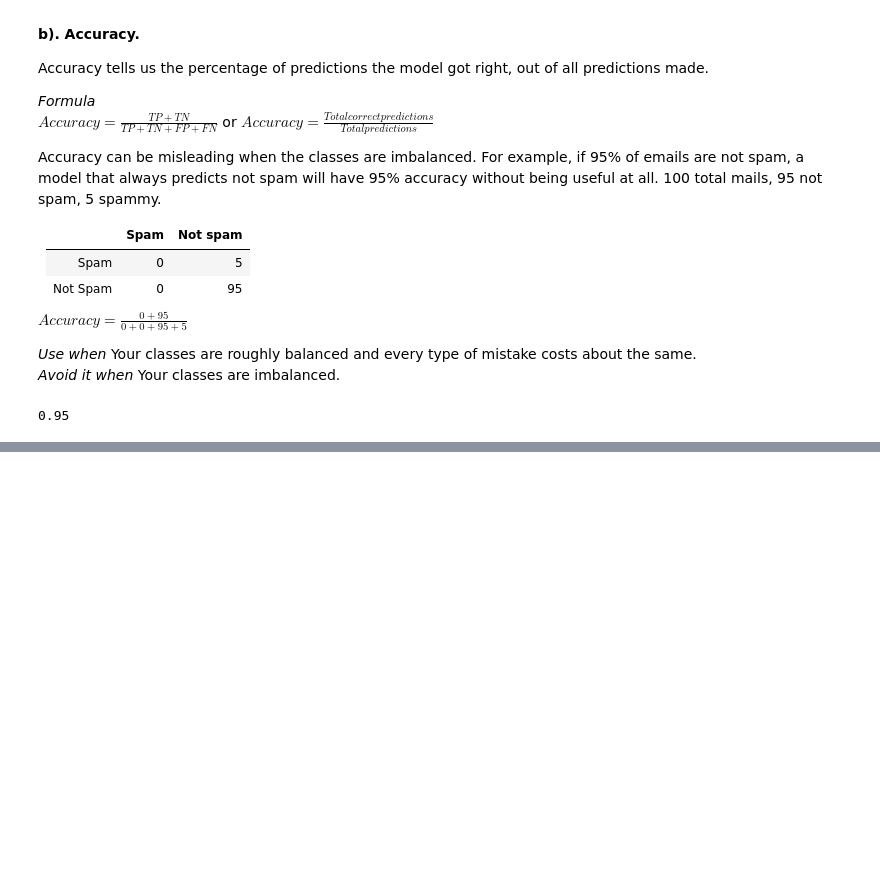
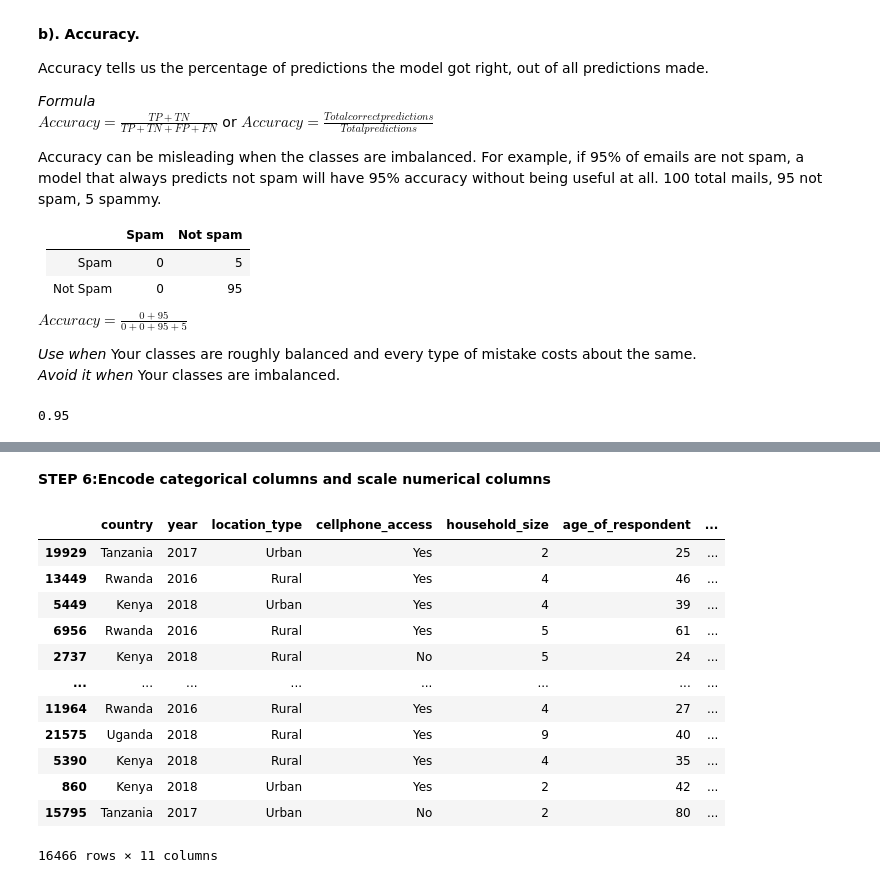
Before and after one commit to EmmanuelKiriinya/Machine-learning-notes, a Jupyter notebook: Supervised_Learning/Classification/classification_evening.ipynb, the cells around one changed output, grey strips where cells are left out. Drawn from its saved outputs; the diff is of its cells as text; code cells hidden in the pictures; blank space fills up the shorter version.

```diff
--- a/Supervised_Learning/Classification/classification_evening.ipynb
+++ b/Supervised_Learning/Classification/classification_evening.ipynb
@@ -57,0 +272,2 @@ print(accuracy)
+# %% [markdown]
+__STEP 6:Encode categorical columns and scale numerical columns__
@@ -57,0 +298,16 @@ print(accuracy)
+# %%
+X_train
+# %% [output]
+|  | country | year | location_type | cellphone_access | household_size | age_of_respondent | ... |
+| 19929 | Tanzania | 2017 | Urban | Yes | 2 | 25 | ... |
+| 13449 | Rwanda | 2016 | Rural | Yes | 4 | 46 | ... |
+| 5449 | Kenya | 2018 | Urban | Yes | 4 | 39 | ... |
+| 6956 | Rwanda | 2016 | Rural | Yes | 5 | 61 | ... |
+| 2737 | Kenya | 2018 | Rural | No | 5 | 24 | ... |
+| ... | ... | ... | ... | ... | ... | ... | ... |
+| 11964 | Rwanda | 2016 | Rural | Yes | 4 | 27 | ... |
+| 21575 | Uganda | 2018 | Rural | Yes | 9 | 40 | ... |
+| 5390 | Kenya | 2018 | Rural | Yes | 4 | 35 | ... |
+| 860 | Kenya | 2018 | Urban | Yes | 2 | 42 | ... |
+| 15795 | Tanzania | 2017 | Urban | No | 2 | 80 | ... |
+16466 rows × 11 columns
```
Also changed, not shown: parts of 21 cells of this notebook, 2 other files.
